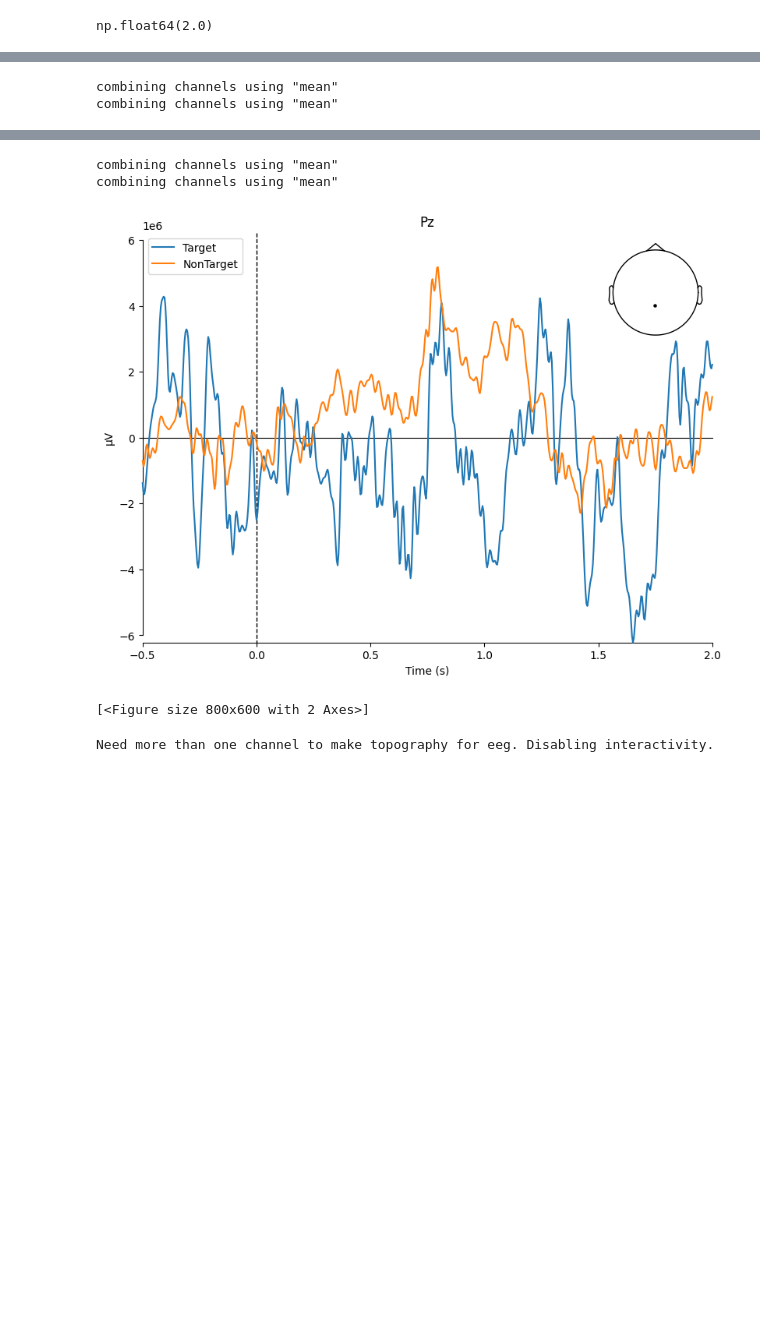
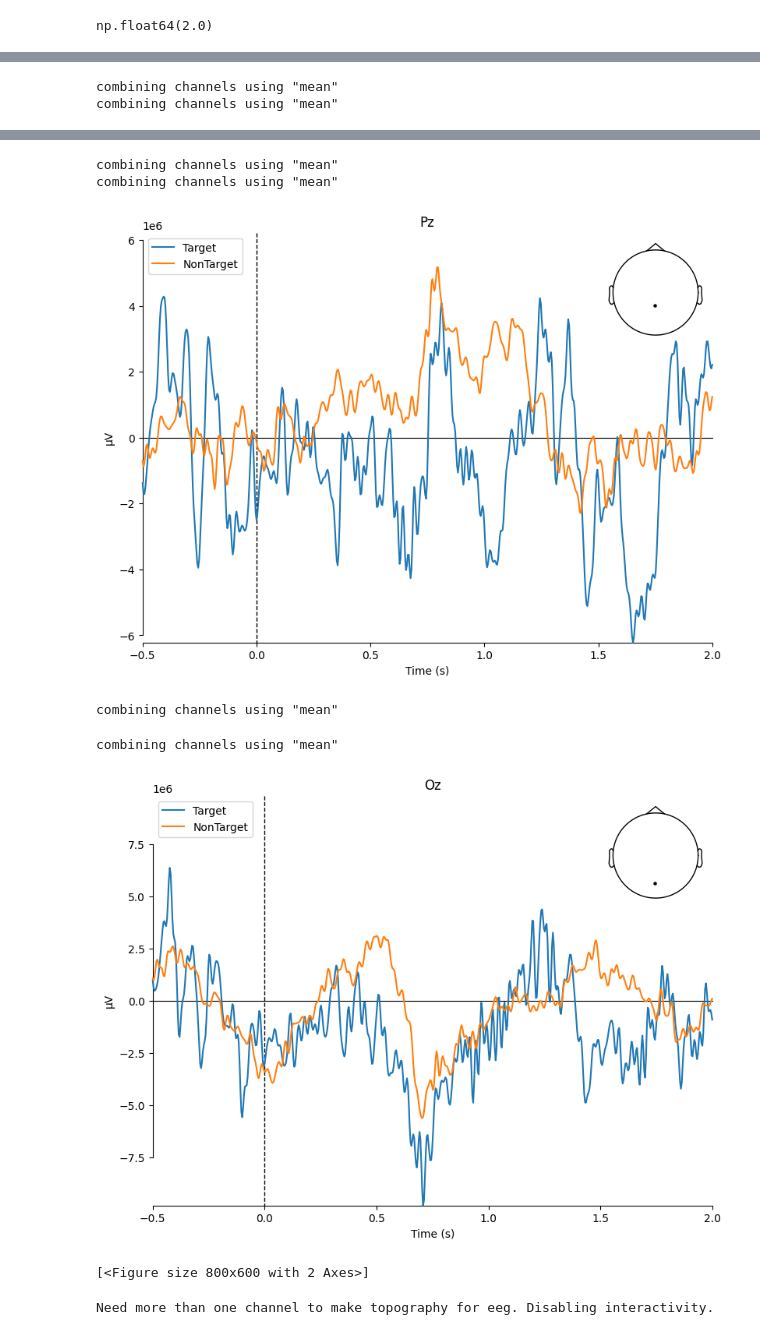
Before and after one commit to Saifa36622/bci_code, a Jupyter notebook: Combine.ipynb, the cells around one changed output, grey strips where cells are left out. Drawn from its saved outputs; the diff is of its cells as text; code cells hidden in the pictures; blank space fills up the shorter version.

```diff
--- a/Combine.ipynb
+++ b/Combine.ipynb
@@ -398,34 +405,47 @@ mne.viz.plot_compare_evokeds(
     combine='mean'
 )
 mne.viz.plot_compare_evokeds(
     {
         'Target': evoked_target,
         # 'SubTarget': evoked_subtarget,
         'NonTarget': evoked_nontarget
     },
     picks='Cz',  # or your preferred channel
     combine='mean'
 )
 mne.viz.plot_compare_evokeds(
     {
         'Target': evoked_target,
         # 'SubTarget': evoked_subtarget,
         'NonTarget': evoked_nontarget
     },
     picks='Pz',  # or your preferred channel
     combine='mean'
 )
+
+mne.viz.plot_compare_evokeds(
+    {
+        'Target': evoked_target,
+        # 'SubTarget': evoked_subtarget,
+        'NonTarget': evoked_nontarget
+    },
+    picks='Oz',  # or your preferred channel
+    combine='mean'
+)
 # %% [output]
 combining channels using "mean"
 combining channels using "mean"
 [figure]
 combining channels using "mean"
 combining channels using "mean"
 [figure]
 combining channels using "mean"
 combining channels using "mean"
 [figure]
-[<Figure size 800x600 with 2 Axes>]
+combining channels using "mean"
+combining channels using "mean"
+[figure, added]
+[<Figure size 800x600 with 2 Axes>]
 # %%
 evoked = evoked_target
 fig1 = evoked.plot(picks='Fz', show=False)
```
Also changed, not shown: parts of 3 cells of this notebook, 46 other files.
